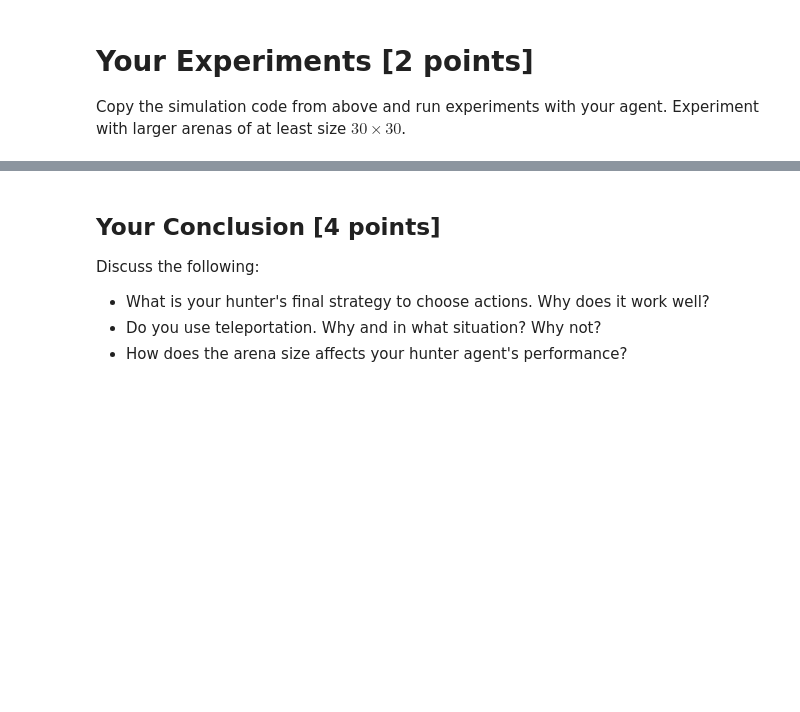
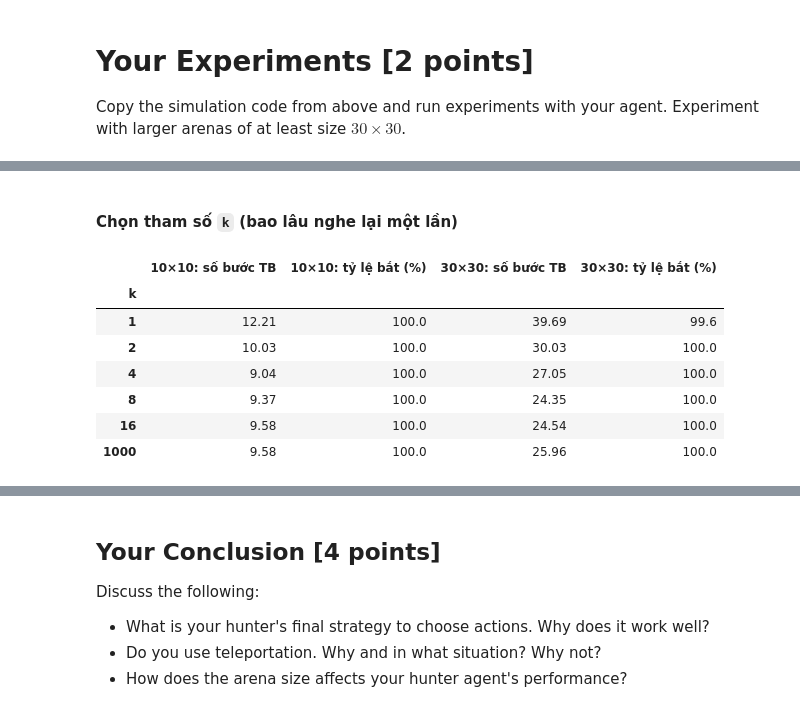
Before and after one commit to Huyyy23/SGU-TriTueNhanTaoNangCao, a Jupyter notebook: lab01 - Agent/gridhunt_mini_assignment.ipynb, the cells around one changed output, grey strips where cells are left out. Saved outputs shown, nothing was run; the diff lists cells and outputs as text; code cells hidden in the pictures; blank space fills up the shorter version.

```diff
--- a/lab01 - Agent/gridhunt_mini_assignment.ipynb
+++ b/lab01 - Agent/gridhunt_mini_assignment.ipynb
@@ -372,0 +334,34 @@ listen_every=8: failed=0, avg steps=24.21
+# %%
+import pandas as pd
+import matplotlib.pyplot as plt
+
+RUNS = 1000        # số ván cho mỗi cấu hình
+MAX_STEPS = 100    # giới hạn số bước mỗi ván
+
+def run_experiment(agent_factory, n, runs=RUNS, max_steps=MAX_STEPS, seed=42):
+    """Chạy `runs` ván; mỗi ván tạo một tác tử mới bằng agent_factory()."""
+    np.random.seed(seed)
+    steps = np.array([arena_environment(agent_factory(), monster_agent_function_simple,
+                                        n=n, max_steps=max_steps) for _ in range(runs)], dtype=float)
+    success = ~np.isnan(steps)
+    return {'success_rate': 100 * success.mean(),
+            'avg_steps': np.nanmean(steps) if success.any() else np.nan}
+
+def make_agents(n, k=8, teleport_fraction=0.4):
+    """Ba tác tử để so sánh trên đấu trường n×n."""
+    return {
+        'Ngẫu nhiên': lambda: simple_randomized_hunter_agent_function,
+        'Model-based (không teleport)': lambda: make_model_based_hunter(k=k),
+        'Model-based + teleport': lambda: make_model_based_hunter(
+            k=k, teleport_threshold=round(teleport_fraction * n)),
+    }
+
+rows = []
+for n in (10, 30):
+    for name, factory in make_agents(n).items():
+        r = run_experiment(factory, n)
+        rows.append({'Đấu trường': f'{n}×{n}', 'Tác tử': name,
+                     'Tỷ lệ bắt được (%)': round(r['success_rate'], 1),
+                     'Số bước TB (các ván thành công)': round(r['avg_steps'], 2)})
+results = pd.DataFrame(rows)
+results
@@ -372,0 +376,22 @@ listen_every=8: failed=0, avg steps=24.21
+# %% [markdown]
+#### Chọn tham số `k` (bao lâu nghe lại một lần)
+# %%
+ks = [1, 2, 4, 8, 16, 1000]     # k = 1000 nghĩa là gần như không nghe lại giữa đường
+rows = []
+for k in ks:
+    row = {'k': k}
+    for n in (10, 30):
+        r = run_experiment(lambda: make_model_based_hunter(k=k), n)
+        row[f'{n}x{n}: số bước TB'] = round(r['avg_steps'], 2)
+        row[f'{n}x{n}: tỷ lệ bắt (%)'] = round(r['success_rate'], 1)
+    rows.append(row)
+pd.DataFrame(rows).set_index('k')
+# %% [output]
+|  | 10×10: số bước TB | 10×10: tỷ lệ bắt (%) | 30×30: số bước TB | 30×30: tỷ lệ bắt (%) |
+| k |  |  |  |  |
+| 1 | 12.21 | 100.0 | 39.69 | 99.6 |
+| 2 | 10.03 | 100.0 | 30.03 | 100.0 |
+| 4 | 9.04 | 100.0 | 27.05 | 100.0 |
+| 8 | 9.37 | 100.0 | 24.35 | 100.0 |
+| 16 | 9.58 | 100.0 | 24.54 | 100.0 |
+| 1000 | 9.58 | 100.0 | 25.96 | 100.0 |
```
Also changed, not shown: parts of 27 cells of this notebook, 2 other files.
